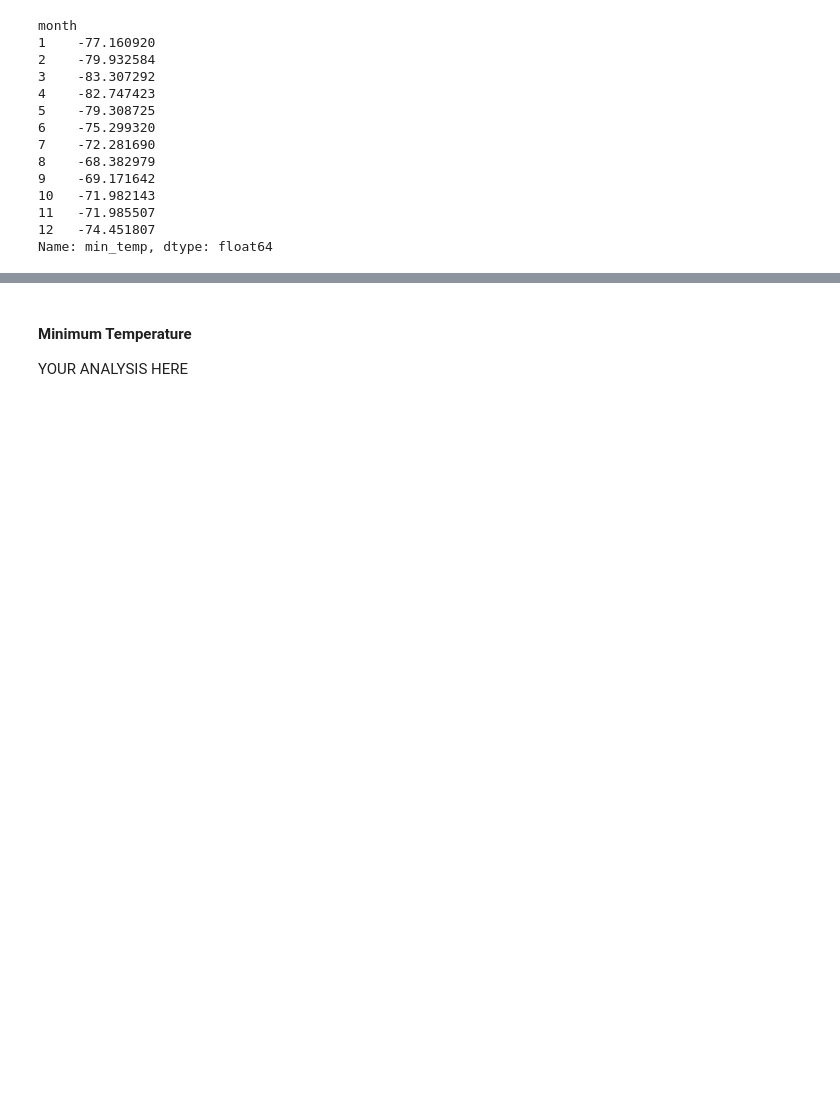
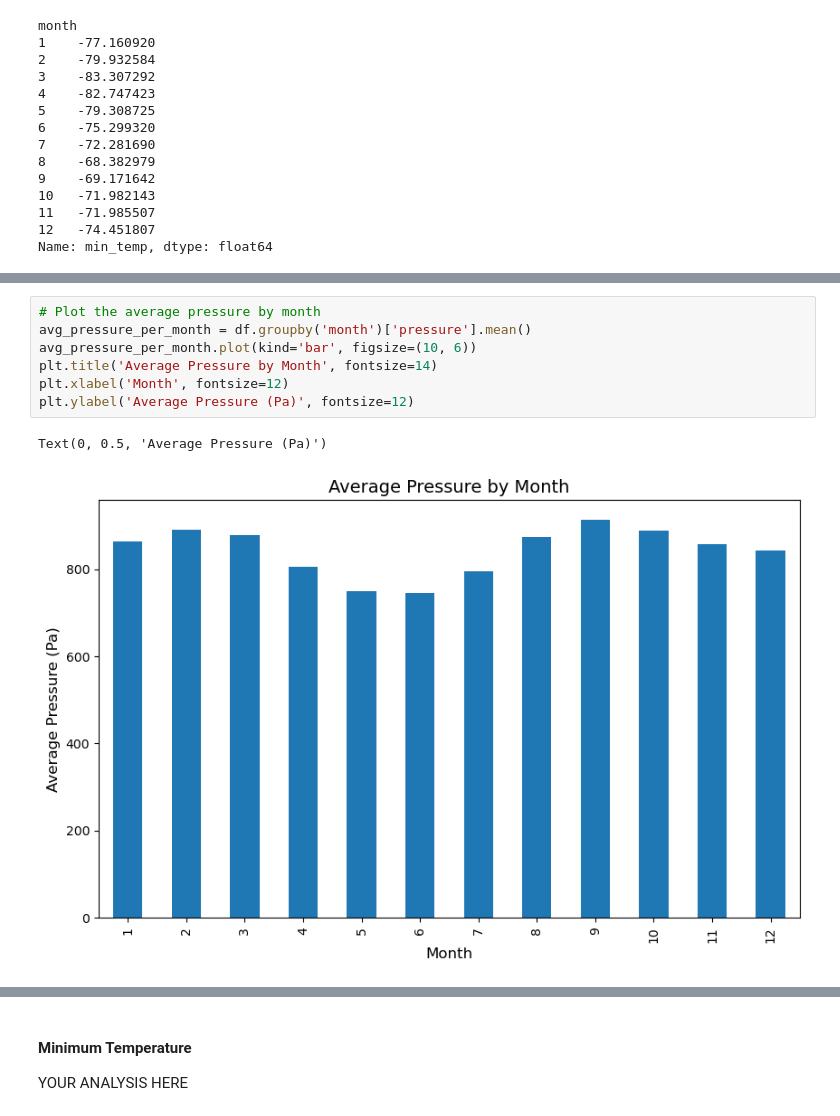
Before and after one commit to kfaulkner2010/BeautifulSoup_mod11, a Jupyter notebook: part_2_mars_weather.ipynb, the cells around one changed output, grey strips where cells are left out. Drawn from its saved outputs; the diff is of its cells as text; blank space fills up the shorter version.

```diff
--- a/part_2_mars_weather.ipynb
+++ b/part_2_mars_weather.ipynb
@@ -199,0 +212,10 @@ Name: pressure, dtype: float64
+# %%
+# Plot the average pressure by month
+avg_pressure_per_month = df.groupby('month')['pressure'].mean()
+avg_pressure_per_month.plot(kind='bar', figsize=(10, 6))
+plt.title('Average Pressure by Month', fontsize=14)
+plt.xlabel('Month', fontsize=12)
+plt.ylabel('Average Pressure (Pa)', fontsize=12)
+# %% [output]
+Text(0, 0.5, 'Average Pressure (Pa)')
+[figure, added]
```
Also changed, not shown: parts of 11 cells of this notebook.
